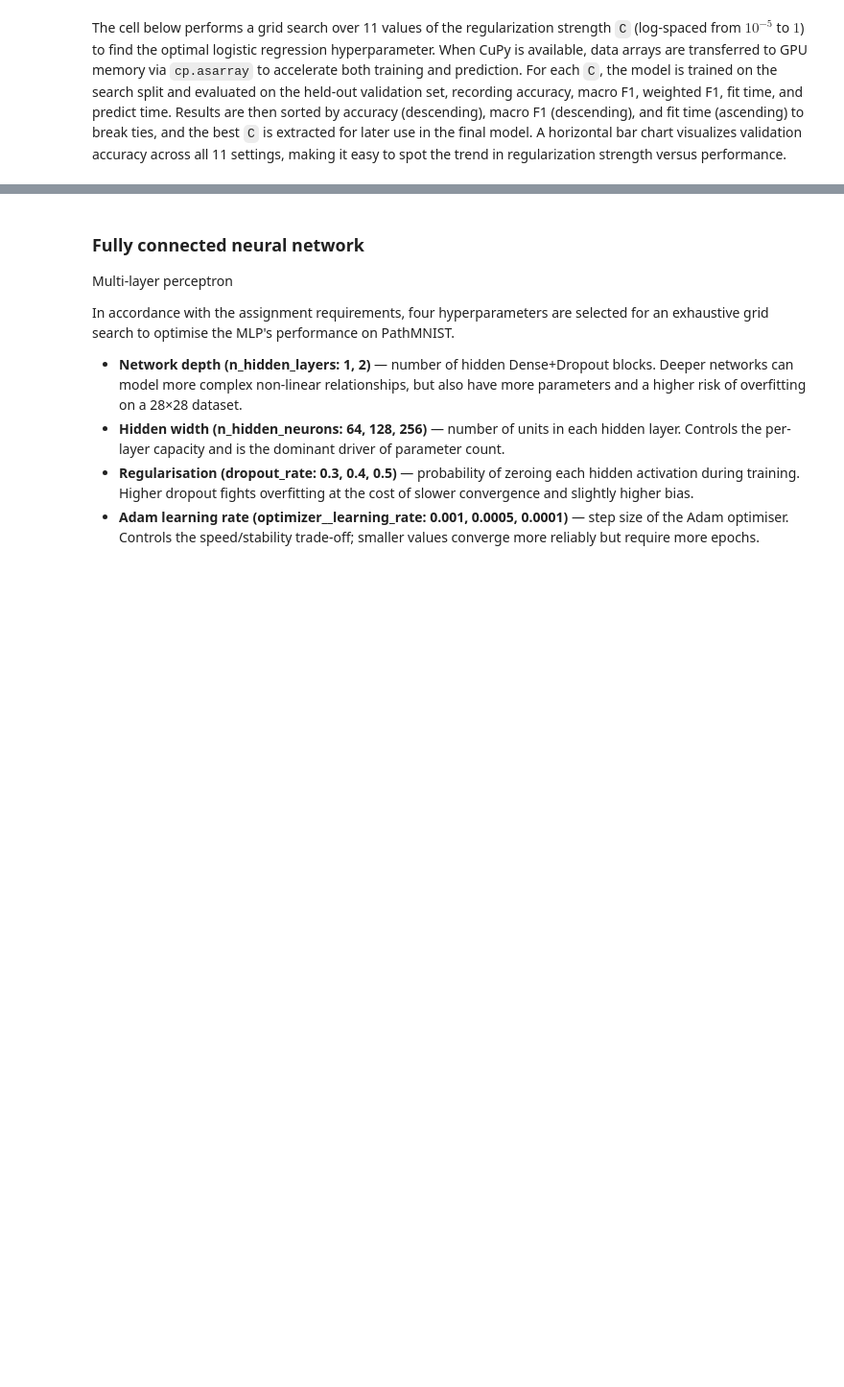
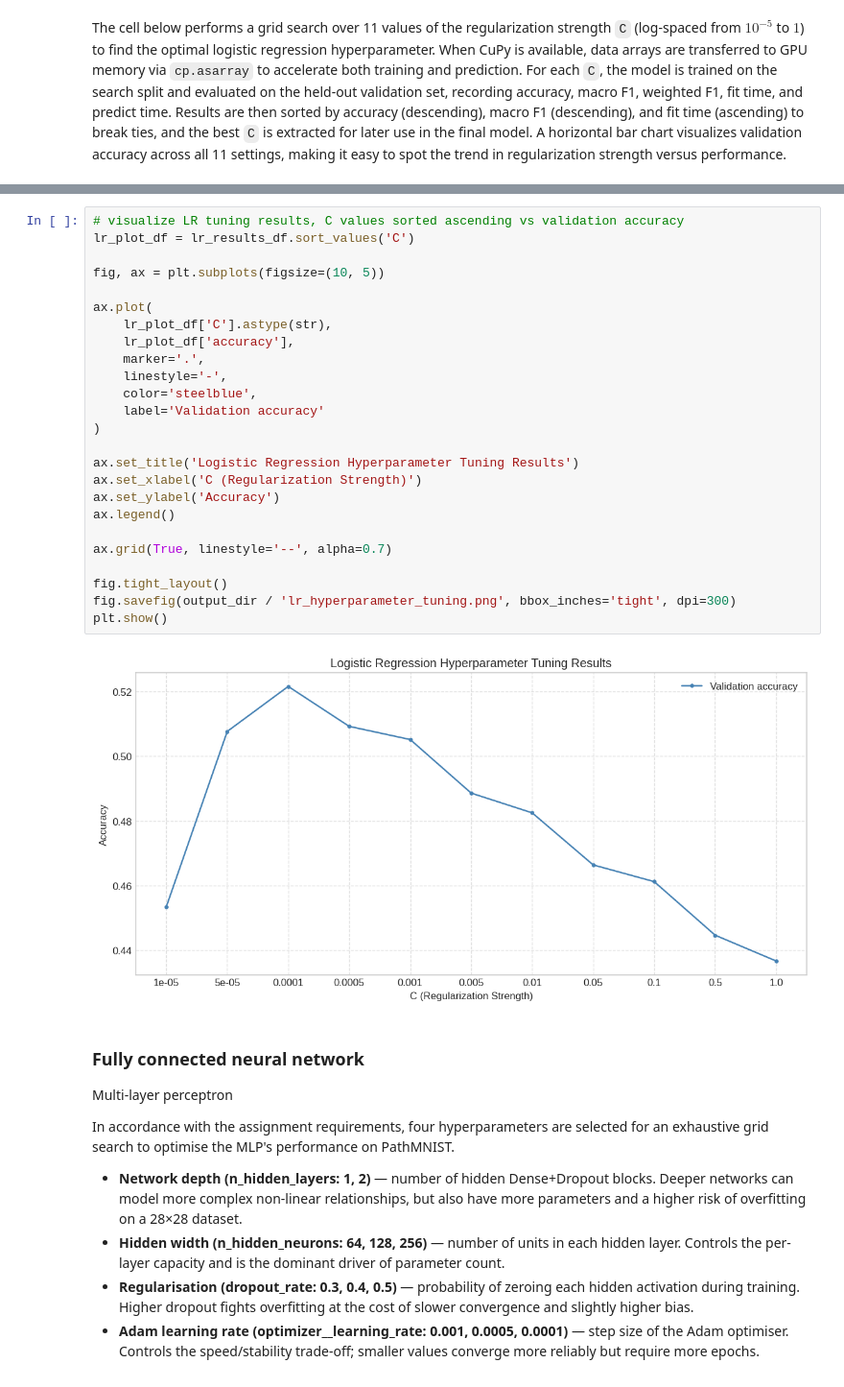
Before and after one commit to JiaxiWang1053/COMP5318-Assignment-2, a Jupyter notebook: COMP5318-assignment2-template-notebook-1.ipynb, the cells around one changed output, grey strips where cells are left out. Shown at 96% size. Drawn from its saved outputs; the diff is of its cells as text; blank space fills up the shorter version.

Commit message:
change line graph for lr

```diff
--- a/COMP5318-assignment2-template-notebook-1.ipynb
+++ b/COMP5318-assignment2-template-notebook-1.ipynb
@@ -537,3 +547,30 @@ Best logistic regression parameters: {'C': np.float64(0.0001)}
+# %%
+# visualize LR tuning results, C values sorted ascending vs validation accuracy
+lr_plot_df = lr_results_df.sort_values('C')
+
+fig, ax = plt.subplots(figsize=(10, 5))
+
+ax.plot(
+    lr_plot_df['C'].astype(str),
+    lr_plot_df['accuracy'],
+    marker='.',
+    linestyle='-',
+    color='steelblue',
+    label='Validation accuracy'
+)
+
+ax.set_title('Logistic Regression Hyperparameter Tuning Results')
+ax.set_xlabel('C (Regularization Strength)')
+ax.set_ylabel('Accuracy')
+ax.legend()
+
+ax.grid(True, linestyle='--', alpha=0.7)
+
+fig.tight_layout()
+fig.savefig(output_dir / 'lr_hyperparameter_tuning.png', bbox_inches='tight', dpi=300)
+plt.show()
+# %% [output]
+[figure, added]
 # %% [markdown]
 ### Fully connected neural network
 Multi-layer perceptron
```
Also changed, not shown: parts of 9 cells of this notebook, 1 other file.
